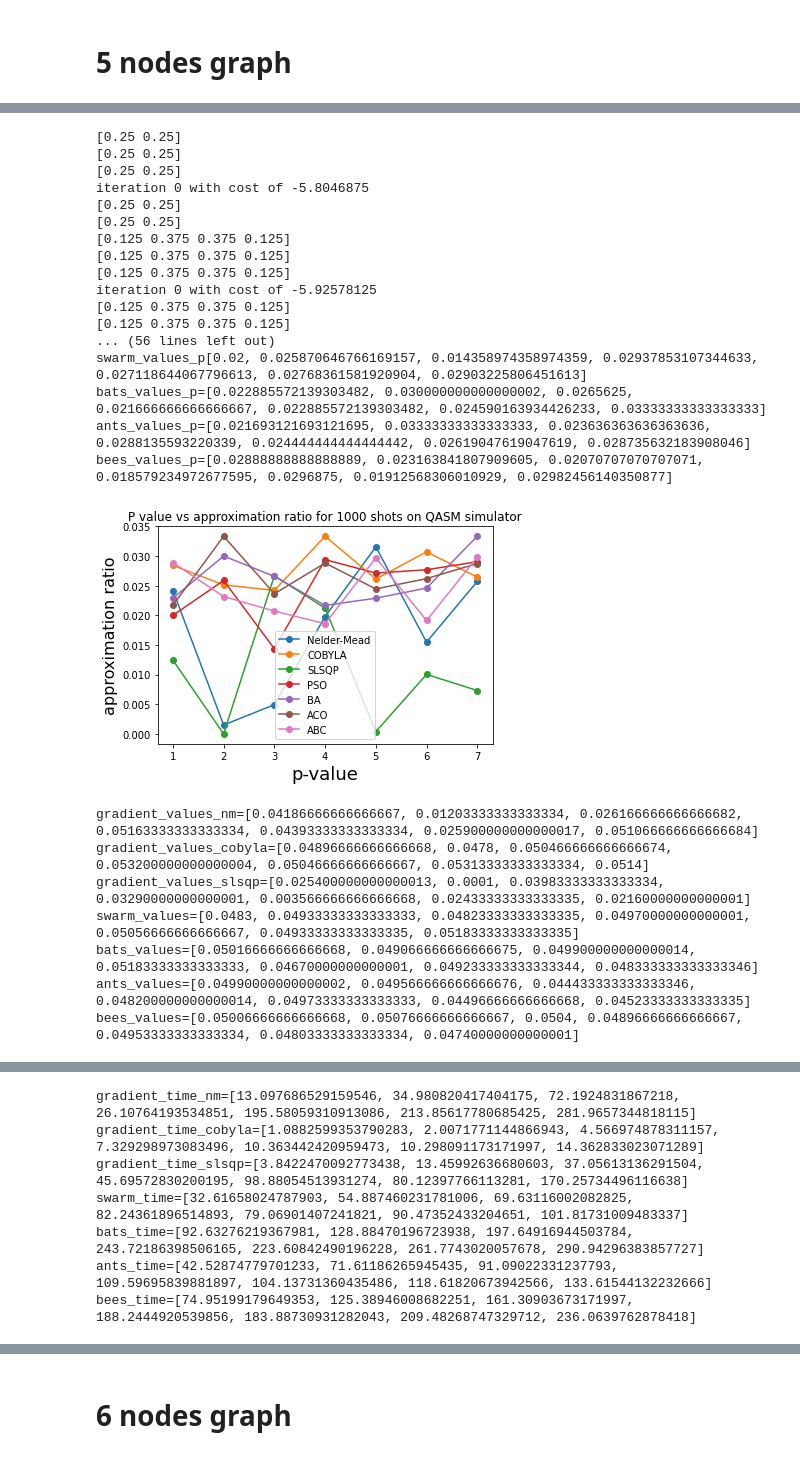
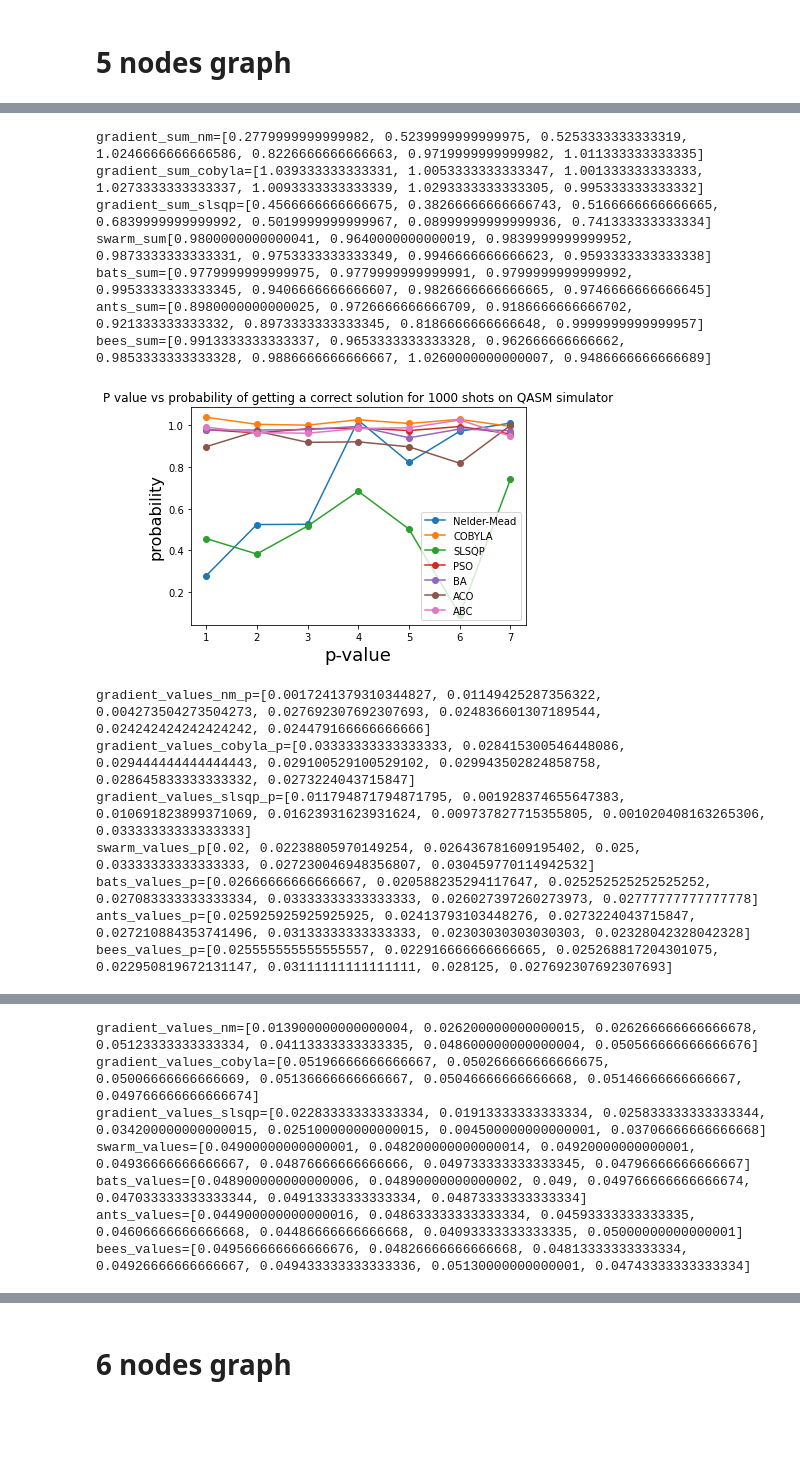
Before and after one commit to mentesniker/Maxcut-solver, a Jupyter notebook: Max-cut-results.ipynb, the cells around one changed output, grey strips where cells are left out. Cells and saved outputs as stored; diff of their text form; code cells hidden in the pictures; blank space fills up the shorter version.

```diff
--- a/Max-cut-results.ipynb
+++ b/Max-cut-results.ipynb
@@ -240,18 +239,21 @@ def get_cost_graph(bitstring, graph):
             cost += 1
     return cost
 
-def get_objective(number_nodes):
+def get_objective(number_nodes, obj_cost):
     G = nx.generators.classic.complete_graph(number_nodes)
     #G = nx.generators.erdos_renyi_graph(number_nodes, 0.8)
     nx.draw(G, with_labels=True, alpha=0.8, node_size=500)
     best_candidate = ""
     best_cost = 0
+    solutions = list()
     for i in range(0,2**number_nodes):
         candidate = "0"*(number_nodes-len(bin(i).replace("0b", "")))+bin(i).replace("0b", "")
         candidate_cost = get_cost_graph(candidate, G)
         if(candidate_cost > best_cost):
             best_candidate = candidate
             best_cost = candidate_cost
+        if(candidate_cost == obj_cost):
+            solutions.append(best_candidate)
     print(best_candidate, best_cost)
-    return G
+    return G, solutions
 # %%
@@ -493,6 +533,6 @@ bees_time=[64.2370195388794, 93.1651782989502, 128.39006400108337, 159.961828470
 # %% [markdown]
 # 5 nodes graph
 # %%
-G = get_objective(5)
+G, solutions = get_objective(5, 6)
 # %% [output]
 00011 6
@@ -500,28 +540,18 @@ G = get_objective(5)
 # %%
-test_n_nodes(5,'00011', G)
+test_n_nodes(5,'00011', G, solutions)
 # %% [output]
-[0.25 0.25]
-[0.25 0.25]
-[0.25 0.25]
-iteration 0 with cost of -5.8046875
-[0.25 0.25]
-[0.25 0.25]
-[0.125 0.375 0.375 0.125]
-[0.125 0.375 0.375 0.125]
-[0.125 0.375 0.375 0.125]
-iteration 0 with cost of -5.92578125
-[0.125 0.375 0.375 0.125]
-[0.125 0.375 0.375 0.125]
-... (56 lines left out)
-swarm_values_p[0.02, 0.025870646766169157, 0.014358974358974359, 0.02937853107344633, 0.027118644067796613, 0.02768361581920904, 0.02903225806451613]
-bats_values_p=[0.022885572139303482, 0.030000000000000002, 0.0265625, 0.021666666666666667, 0.022885572139303482, 0.024590163934426233, 0.03333333333333333]
-ants_values_p=[0.021693121693121695, 0.03333333333333333, 0.023636363636363636, 0.0288135593220339, 0.024444444444444442, 0.02619047619047619, 0.028735632183908046]
-bees_values_p=[0.02888888888888889, 0.023163841807909605, 0.02070707070707071, 0.018579234972677595, 0.0296875, 0.01912568306010929, 0.02982456140350877]
+gradient_sum_nm=[0.2779999999999982, 0.5239999999999975, 0.5253333333333319, 1.0246666666666586, 0.8226666666666663, 0.9719999999999982, 1.011333333333335]
+gradient_sum_cobyla=[1.039333333333331, 1.0053333333333347, 1.001333333333333, 1.0273333333333337, 1.0093333333333339, 1.0293333333333305, 0.995333333333332]
+gradient_sum_slsqp=[0.4566666666666675, 0.38266666666666743, 0.5166666666666665, 0.6839999999999992, 0.5019999999999967, 0.08999999999999936, 0.741333333333334]
+swarm_sum[0.9800000000000041, 0.9640000000000019, 0.9839999999999952, 0.9873333333333331, 0.9753333333333349, 0.9946666666666623, 0.9593333333333338]
+bats_sum=[0.9779999999999975, 0.9779999999999991, 0.9799999999999992, 0.9953333333333345, 0.9406666666666607, 0.9826666666666665, 0.9746666666666645]
+ants_sum=[0.8980000000000025, 0.9726666666666709, 0.9186666666666702, 0.921333333333332, 0.8973333333333345, 0.8186666666666648, 0.9999999999999957]
+bees_sum=[0.9913333333333337, 0.9653333333333328, 0.962666666666662, 0.9853333333333328, 0.9886666666666667, 1.0260000000000007, 0.9486666666666689]
-[figure, old version]
+[figure, new version]
-gradient_values_nm=[0.04186666666666667, 0.01203333333333334, 0.026166666666666682, 0.05163333333333334, 0.04393333333333334, 0.025900000000000017, 0.051066666666666684]
-gradient_values_cobyla=[0.04896666666666668, 0.0478, 0.050466666666666674, 0.053200000000000004, 0.05046666666666667, 0.05313333333333334, 0.0514]
-gradient_values_slsqp=[0.025400000000000013, 0.0001, 0.03983333333333334, 0.03290000000000001, 0.003566666666666668, 0.02433333333333335, 0.02160000000000001]
-swarm_values=[0.0483, 0.04933333333333333, 0.04823333333333335, 0.04970000000000001, 0.05056666666666667, 0.04933333333333335, 0.05183333333333335]
-bats_values=[0.05016666666666668, 0.049066666666666675, 0.049900000000000014, 0.05183333333333333, 0.04670000000000001, 0.049233333333333344, 0.048333333333333346]
-ants_values=[0.04990000000000002, 0.049566666666666676, 0.044433333333333346, 0.048200000000000014, 0.04973333333333333, 0.04496666666666668, 0.04523333333333335]
-bees_values=[0.05006666666666668, 0.05076666666666667, 0.0504, 0.04896666666666667, 0.04953333333333334, 0.04803333333333334, 0.04740000000000001]
+gradient_values_nm_p=[0.0017241379310344827, 0.01149425287356322, 0.004273504273504273, 0.027692307692307693, 0.024836601307189544, 0.024242424242424242, 0.024479166666666666]
+gradient_values_cobyla_p=[0.03333333333333333, 0.028415300546448086, 0.029444444444444443, 0.029100529100529102, 0.029943502824858758, 0.028645833333333332, 0.0273224043715847]
+gradient_values_slsqp_p=[0.011794871794871795, 0.001928374655647383, 0.010691823899371069, 0.01623931623931624, 0.009737827715355805, 0.001020408163265306, 0.03333333333333333]
+swarm_values_p[0.02, 0.02238805970149254, 0.026436781609195402, 0.025, 0.03333333333333333, 0.027230046948356807, 0.030459770114942532]
+bats_values_p=[0.02666666666666667, 0.020588235294117647, 0.025252525252525252, 0.027083333333333334, 0.03333333333333333, 0.026027397260273973, 0.02777777777777778]
+ants_values_p=[0.025925925925925925, 0.02413793103448276, 0.0273224043715847, 0.027210884353741496, 0.03133333333333333, 0.02303030303030303, 0.02328042328042328]
+bees_values_p=[0.025555555555555557, 0.022916666666666665, 0.025268817204301075, 0.022950819672131147, 0.03111111111111111, 0.028125, 0.027692307692307693]
@@ -529,7 +559,7 @@ bees_values=[0.05006666666666668, 0.05076666666666667, 0.0504, 0.048966666666666
-gradient_time_nm=[13.097686529159546, 34.980820417404175, 72.1924831867218, 26.10764193534851, 195.58059310913086, 213.85617780685425, 281.9657344818115]
-gradient_time_cobyla=[1.0882599353790283, 2.0071771144866943, 4.566974878311157, 7.329298973083496, 10.363442420959473, 10.298091173171997, 14.362833023071289]
-gradient_time_slsqp=[3.8422470092773438, 13.45992636680603, 37.05613136291504, 45.69572830200195, 98.88054513931274, 80.12397766113281, 170.25734496116638]
-swarm_time=[32.61658024787903, 54.887460231781006, 69.63116002082825, 82.24361896514893, 79.06901407241821, 90.47352433204651, 101.81731009483337]
-bats_time=[92.63276219367981, 128.88470196723938, 197.64916944503784, 243.72186398506165, 223.60842490196228, 261.7743020057678, 290.94296383857727]
-ants_time=[42.52874779701233, 71.61186265945435, 91.09022331237793, 109.59695839881897, 104.13731360435486, 118.61820673942566, 133.61544132232666]
-bees_time=[74.95199179649353, 125.38946008682251, 161.30903673171997, 188.2444920539856, 183.88730931282043, 209.48268747329712, 236.0639762878418]
+gradient_values_nm=[0.013900000000000004, 0.026200000000000015, 0.026266666666666678, 0.05123333333333334, 0.04113333333333335, 0.048600000000000004, 0.050566666666666676]
+gradient_values_cobyla=[0.05196666666666667, 0.050266666666666675, 0.05006666666666669, 0.05136666666666667, 0.05046666666666668, 0.05146666666666667, 0.049766666666666674]
+gradient_values_slsqp=[0.02283333333333334, 0.01913333333333334, 0.025833333333333344, 0.034200000000000015, 0.025100000000000015, 0.004500000000000001, 0.03706666666666668]
+swarm_values=[0.04900000000000001, 0.048200000000000014, 0.04920000000000001, 0.04936666666666667, 0.04876666666666666, 0.049733333333333345, 0.04796666666666667]
+bats_values=[0.048900000000000006, 0.04890000000000002, 0.049, 0.049766666666666674, 0.047033333333333344, 0.04913333333333334, 0.04873333333333334]
+ants_values=[0.044900000000000016, 0.048633333333333334, 0.04593333333333335, 0.04606666666666668, 0.04486666666666668, 0.04093333333333335, 0.05000000000000001]
+bees_values=[0.049566666666666676, 0.04826666666666668, 0.04813333333333334, 0.04926666666666667, 0.049433333333333336, 0.05130000000000001, 0.04743333333333334]
```
Also changed, not shown: parts of 14 cells of this notebook, 2 other files.
